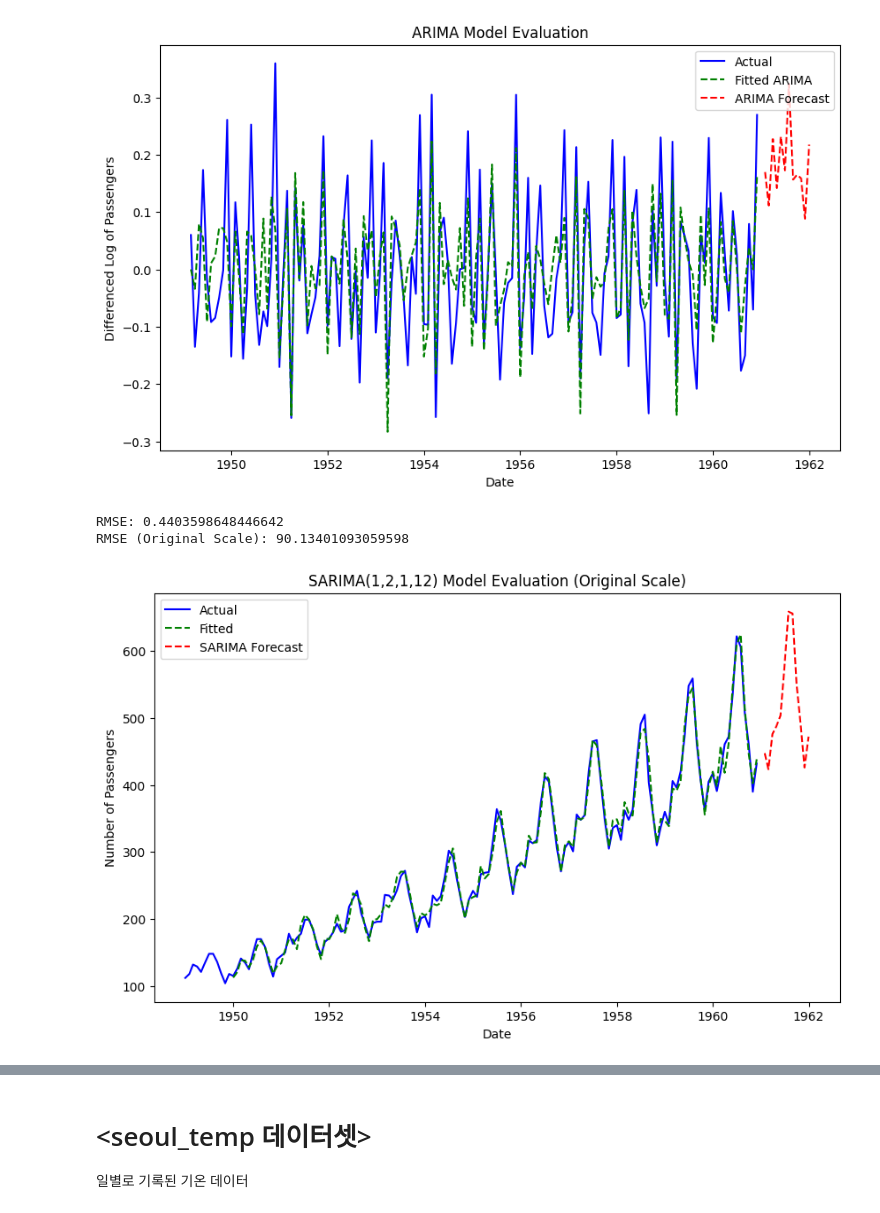
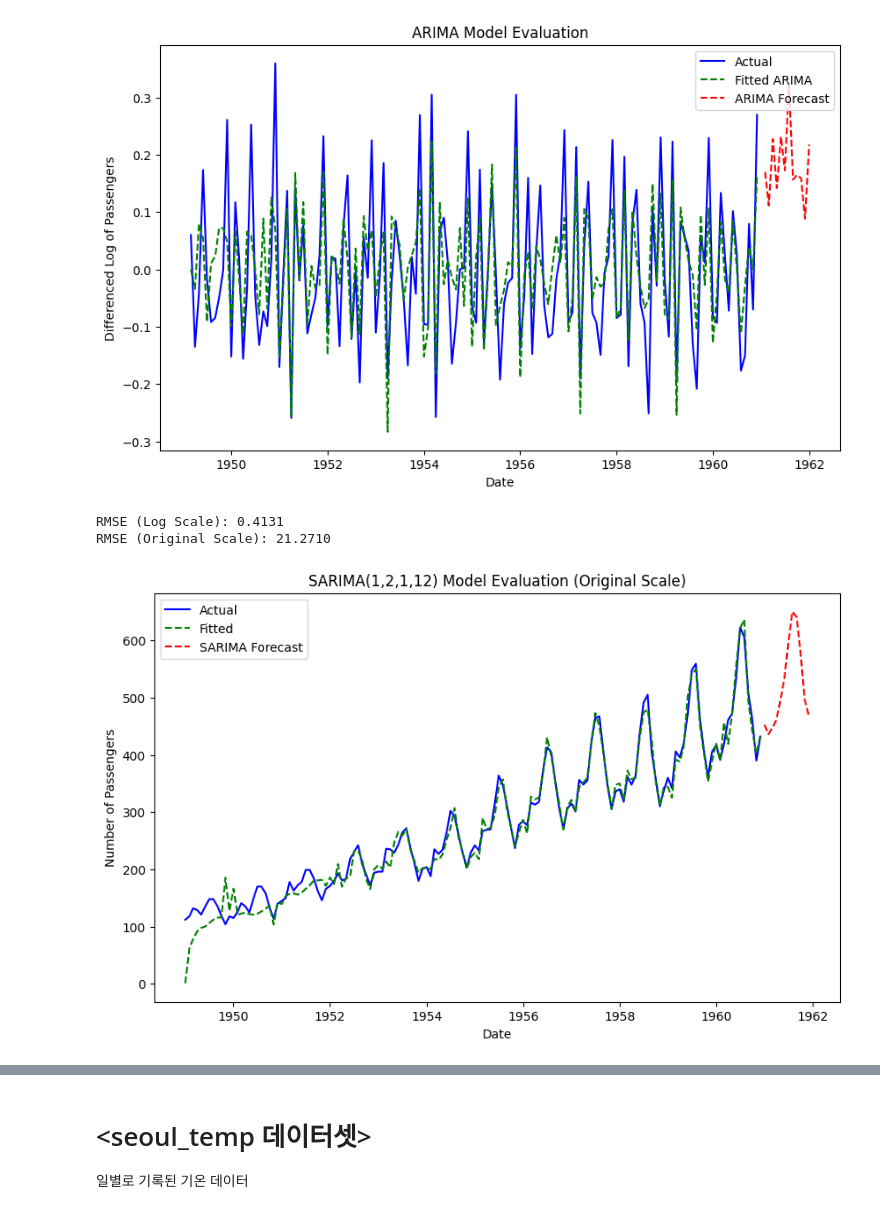
Before and after one commit to Moon-Chaebin/2025-1_Seminar, a Jupyter notebook: Team Study/데이터분석B/파이리_3차_학습코드.ipynb, the cells around one changed output, grey strips where cells are left out. Cells and saved outputs as stored; diff of their text form; code cells hidden in the pictures.

```diff
--- a/Team Study/데이터분석B/파이리_3차_학습코드.ipynb
+++ b/Team Study/데이터분석B/파이리_3차_학습코드.ipynb
@@ -396,0 +413,13 @@ plt.show()
+# %%
+df['log_passengers_seasonal_diff2'] = df['log_passengers_seasonal_diff'].diff(12)  # 추가 계절 차분
+
+result_seasonal_2 = adfuller(df['log_passengers_seasonal_diff2'].dropna())
+
+print("ADF Statistic:", result_seasonal_2[0])
+print("p-value:", result_seasonal_2[1])
+print("Critical Values:", result_seasonal_2[4])
+
+if result_seasonal_2[1] < 0.05:
+    print("✅ 추가 계절 차분 후 정상성 만족 → D=2 설정 가능")
+else:
+    print("⚠️ 추가 계절 차분 후에도 정상성이 부족 → 다른 변환 고려 필요")
@@ -545,46 +579,61 @@ ARIMA RMSE: 0.08270875179670241
 # %%
 import numpy as np
 import pandas as pd
 import matplotlib.pyplot as plt
 from statsmodels.tsa.statespace.sarimax import SARIMAX
 from sklearn.metrics import mean_squared_error
 
-# SARIMA 모델 학습 (원본 로그 변환 데이터 사용)
-model = SARIMAX(df['log_passengers'].dropna(), order=(1,2,1), seasonal_order=(1,0,1,12), freq='MS')
+# 전체 데이터를 학습 데이터로 사용
+train_data = df['log_passengers']
+
+# SARIMA 모델 학습
+model = SARIMAX(train_data, order=(1,2,1), seasonal_order=(1,2,1,12), freq='MS')
 model_fit = model.fit()
-
 
 # 예측 (12개월)
 forecast = model_fit.forecast(steps=12)
 
-# RMSE 계산 (길이 맞추기)
-y_pred = model_fit.fittedvalues.dropna()
-y_true = df['log_passengers'].dropna().iloc[-len(y_pred):]
-rmse = np.sqrt(mean_squared_error(y_true, y_pred))
-print(f'RMSE: {rmse}')
+# 예측값 변환 (모형 적합값)
+y_pred = model_fit.fittedvalues.copy()
 
-# 로그 변환된 값을 원래 스케일로 변환 후 RMSE 계산
-y_pred_original = np.exp(y_pred.dropna())
-y_true_original = np.exp(y_true.dropna())
+# 초반부 튀는 값 완화 (이동평균 적용)
+y_pred.iloc[:36] = y_pred.iloc[:36].rolling(window=10, min_periods=1).mean()
+
+# 로그 → 원래 스케일 변환
+y_pred_original = np.exp(y_pred)
+y_true_original = np.exp(train_data)
+
+# NaN 값 제거 및 길이 맞추기
+min_len = min(len(y_pred_original.dropna()), len(y_true_original.dropna()))
+y_pred_original = y_pred_original.dropna().iloc[:min_len]
+y_true_original = y_true_original.dropna().iloc[:min_len]
+
+# RMSE 계산
+rmse_log = np.sqrt(mean_squared_error(np.log(y_true_original), np.log(y_pred_original)))
 rmse_original = np.sqrt(mean_squared_error(y_true_original, y_pred_original))
-print(f'RMSE (Original Scale): {rmse_original}')
 
-# 과거 이상치 제거 (초반 데이터 NaN 처리)
-y_pred.iloc[:12] = np.nan
-y_pred_original.iloc[:12] = np.nan
+print(f'RMSE (Log Scale): {rmse_log:.4f}')
+print(f'RMSE (Original Scale): {rmse_original:.4f}')
 
-# 원래 스케일로 변환하여 시각화
+# 예측값 변환 및 이동 평균 적용 (부드럽게)
+forecast_corrected = np.exp(forecast).rolling(window=3, min_periods=1).mean()
+
+# 예측 인덱스 정의
+forecast_index = pd.date_range(start=df.index[-1] + pd.DateOffset(months=1),
+                               periods=12, freq='MS')
+
+# 시각화
 plt.figure(figsize=(10, 6))
-plt.plot(np.exp(df['log_passengers'].dropna()), label="Actual", color="blue")
+plt.plot(y_true_original, label="Actual", color="blue")
 plt.plot(y_pred_original, label="Fitted", linestyle="dashed", color="green")
-plt.plot(forecast_index, np.exp(forecast), label="SARIMA Forecast", linestyle="dashed", color="red")
+plt.plot(forecast_index, forecast_corrected, label="SARIMA Forecast", linestyle="dashed", color="red")
 
 plt.legend()
 plt.title("SARIMA(1,2,1,12) Model Evaluation (Original Scale)")
 plt.xlabel("Date")
 plt.ylabel("Number of Passengers")
 plt.show()
 # %% [output]
-RMSE: 0.4403598648446642
-RMSE (Original Scale): 90.13401093059598
+RMSE (Log Scale): 0.4131
+RMSE (Original Scale): 21.2710
-[figure, old version]
+[figure, new version]
```
Also changed, not shown: parts of 6 cells of this notebook.
